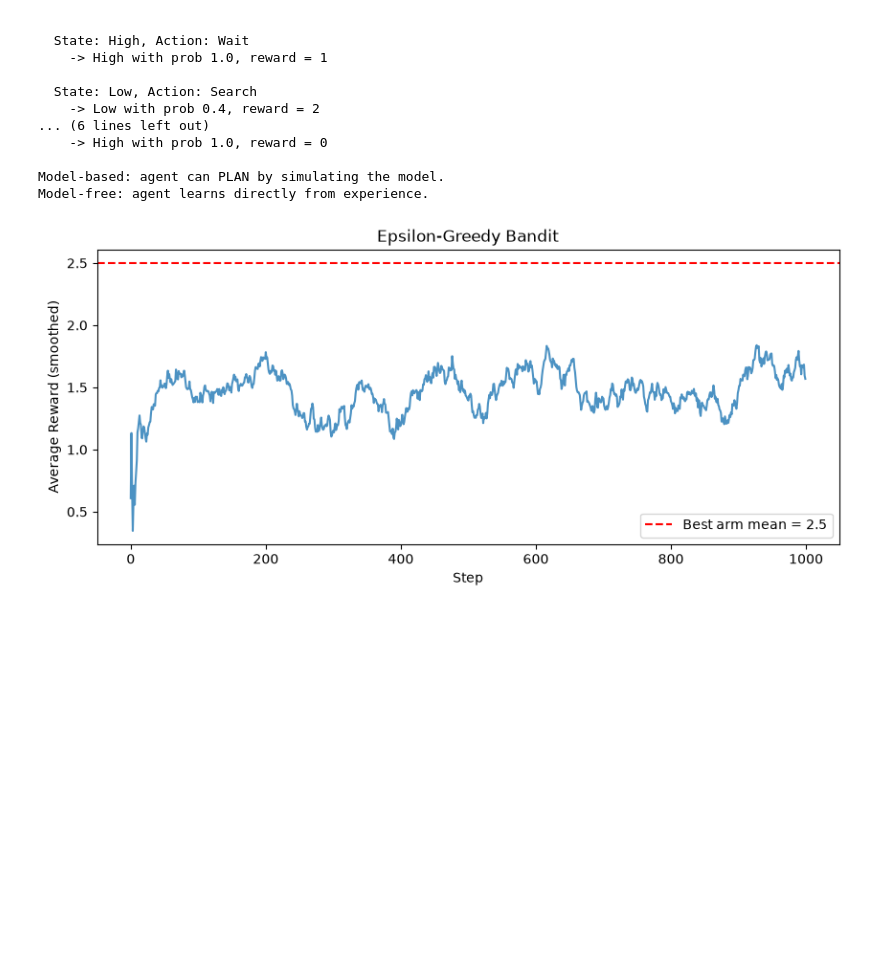
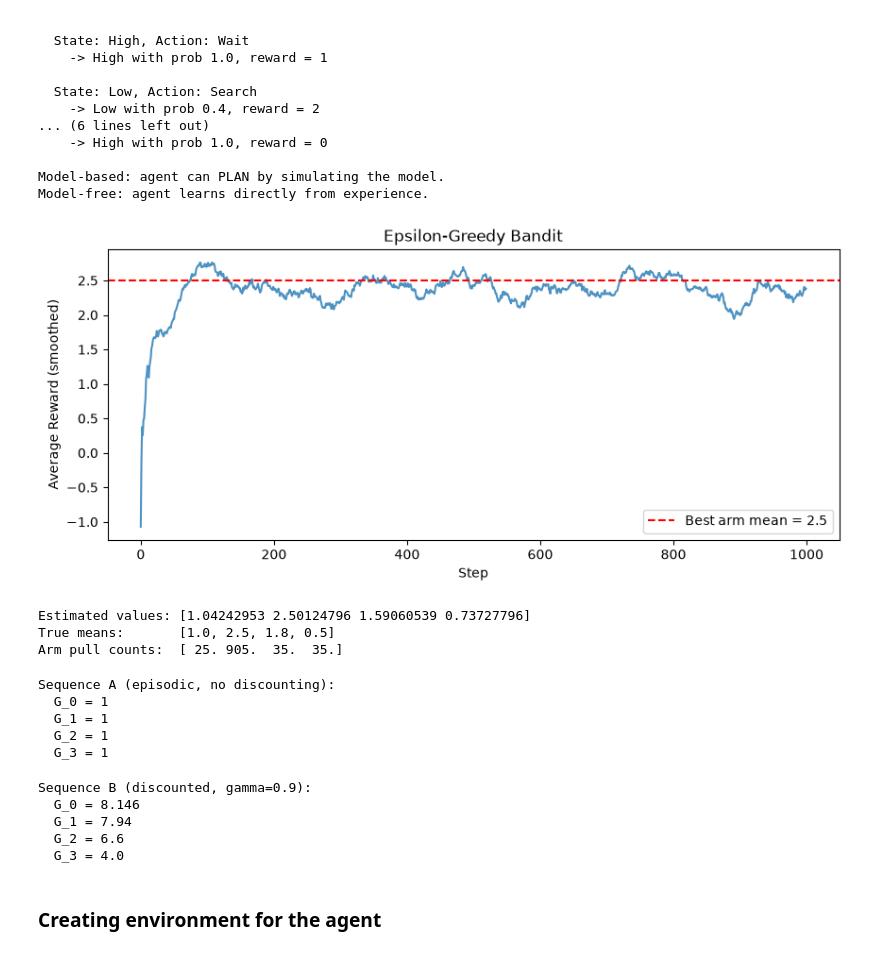
Before and after one commit to ankitanand3/RL, a Jupyter notebook: 01_rl_foundations.ipynb, the cells around one changed output. Cells and saved outputs as stored; diff of their text form; code cells hidden in the pictures; blank space fills up the shorter version.

```diff
--- a/01_rl_foundations.ipynb
+++ b/01_rl_foundations.ipynb
@@ -314,37 +314,82 @@ true_means = [1.0, 2.5, 1.8, 0.5]
 n_steps = 1000
 epsilon = 0.1
 
 # Track estimates and counts
 Q = np.zeros(n_arms)       # estimated value of each arm
 N = np.zeros(n_arms)       # number of times each arm was pulled
 rewards_history = []
 
 for step in range(n_steps):
-    # TODO: Implement epsilon-greedy action selection
-    # Hint: Use np.random.random() < epsilon for exploration
-    # Hint: Use np.argmax(Q) for exploitation
-    arm = np.random.randint(n_arms)  # REPLACE THIS LINE
+    if np.random.random() < epsilon:
+        arm = np.random.randint(n_arms)
+    else:
+        arm = np.argmax(Q)
 
     # Get reward (noisy version of true mean)
     reward = np.random.randn() + true_means[arm]
-
+    N[arm] += 1
+    Q[arm] = Q[arm] + (1 / N[arm]) * (reward - Q[arm])
     # TODO: Update Q[arm] using incremental mean formula:
     # Q[arm] = Q[arm] + (1 / N[arm]) * (reward - Q[arm])
     # Don't forget to increment N[arm] first!
-    pass  # REPLACE THIS LINE
+
 
     rewards_history.append(reward)
 
 # Plot results
 plt.figure(figsize=(10, 4))
 window = 50
 smoothed = [np.mean(rewards_history[max(0,i-window):i+1]) for i in range(len(rewards_history))]
 plt.plot(smoothed, alpha=0.8)
 plt.axhline(y=max(true_means), color='red', linestyle='--', label=f'Best arm mean = {max(true_means)}')
 plt.xlabel('Step')
 plt.ylabel('Average Reward (smoothed)')
 plt.title('Epsilon-Greedy Bandit')
 plt.legend()
 plt.show()
 # %% [output]
-[figure, old version]
+[figure, new version]
+# %%
+print(f"Estimated values: {Q}")
+print(f"True means:       {true_means}")
+print(f"Arm pull counts:  {N}")
+# %% [output]
+Estimated values: [1.04242953 2.50124796 1.59060539 0.73727796]
+True means:       [1.0, 2.5, 1.8, 0.5]
+Arm pull counts:  [ 25. 905.  35.  35.]
+# %%
+# TODO: Compute returns for each reward sequence
+
+# Sequence A: episodic (no discounting)
+rewards_a = [0, 0, 0, 1]
+print("Sequence A (episodic, no discounting):")
+for t in range(len(rewards_a)):
+    G_t = sum(rewards_a[t:])
+
+    print(f"  G_{t} = {G_t}")
+# %% [output]
+Sequence A (episodic, no discounting):
+  G_0 = 1
+  G_1 = 1
+  G_2 = 1
+  G_3 = 1
+# %%
+print()
+
+# Sequence B: discounted with gamma = 0.9
+rewards_b = [1, 2, 3, 4]
+gamma = 0.9
+print(f"Sequence B (discounted, gamma={gamma}):")
+for t in range(len(rewards_b)):
+    G_t = 0
+    for k, reward in enumerate(rewards_b[t:]):
+        G_t += reward * gamma**k
+    print(f"  G_{t} = {G_t}")
+# %% [output]
+Sequence B (discounted, gamma=0.9):
+  G_0 = 8.146
+  G_1 = 7.94
+  G_2 = 6.6
+  G_3 = 4.0
+# %% [markdown]
+### Creating environment for the agent
```
Also changed, not shown: parts of 1 cell of this notebook.
